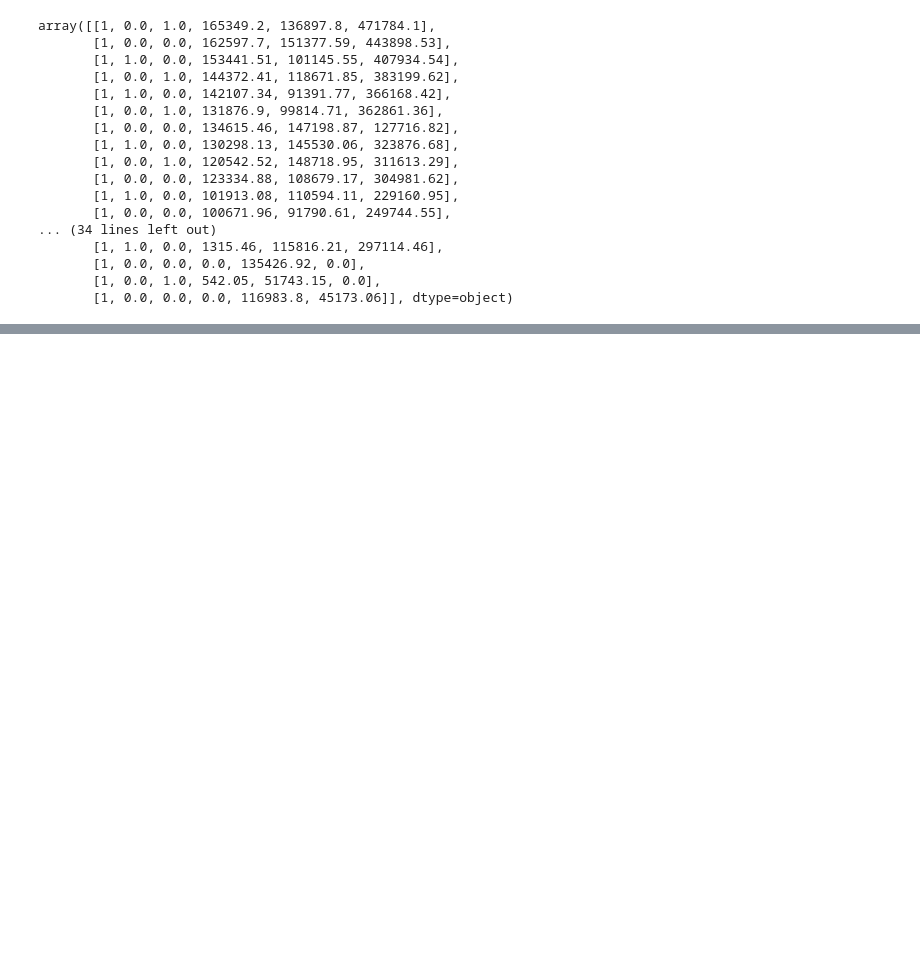
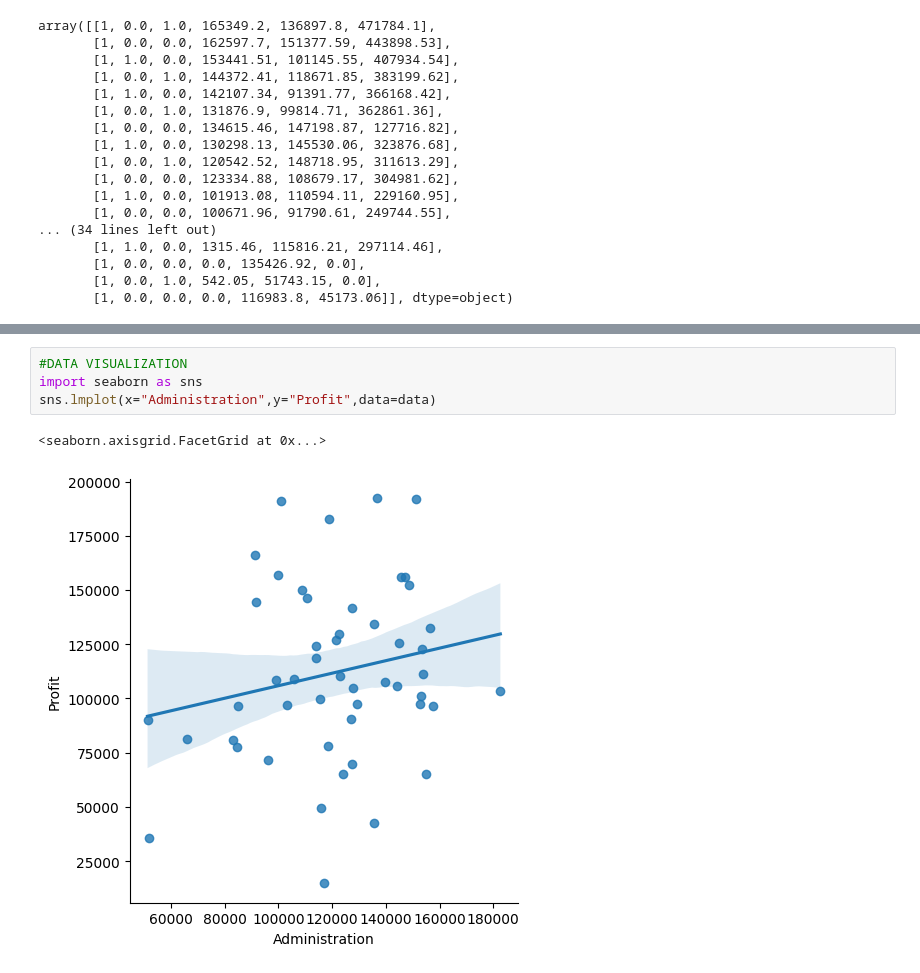
Before and after one commit to Prithviraj2706/DataScience-Assignment, a Jupyter notebook: Multilinear_problem(50_startup_problem).ipynb, the cells around one changed output, grey strips where cells are left out. Cells and saved outputs as stored; diff of their text form; blank space fills up the shorter version.

```diff
--- a/Multilinear_problem(50_startup_problem).ipynb
+++ b/Multilinear_problem(50_startup_problem).ipynb
@@ -428,0 +429,7 @@ sns.lmplot(x="R&D Spend",y="Profit",data=data)
+# %%
+#DATA VISUALIZATION
+import seaborn as sns
+sns.lmplot(x="Administration",y="Profit",data=data)
+# %% [output]
+<seaborn.axisgrid.FacetGrid at 0x...>
+[figure, added]
```
Also changed, not shown: parts of 9 cells of this notebook.
